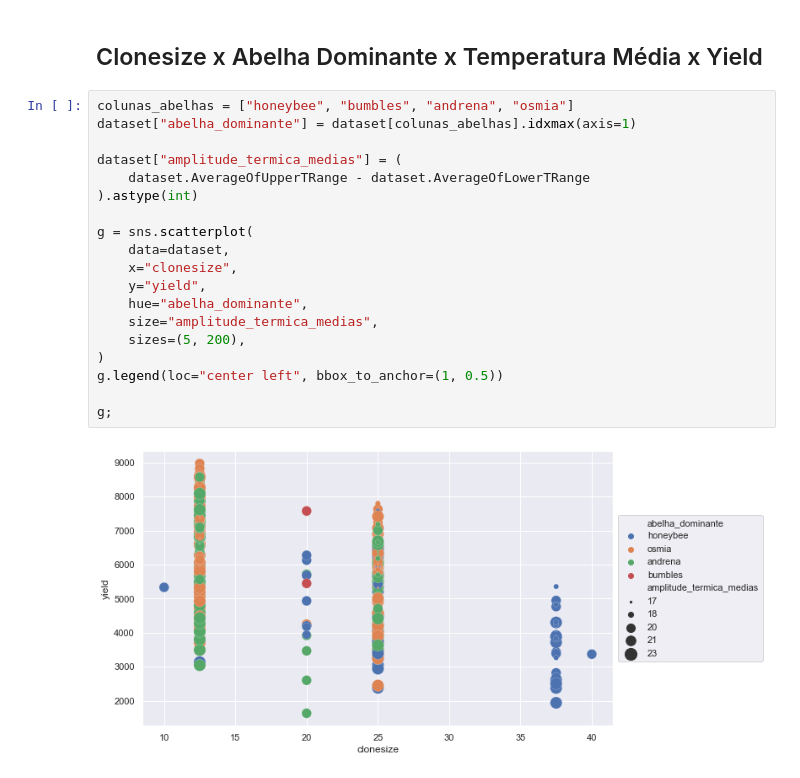
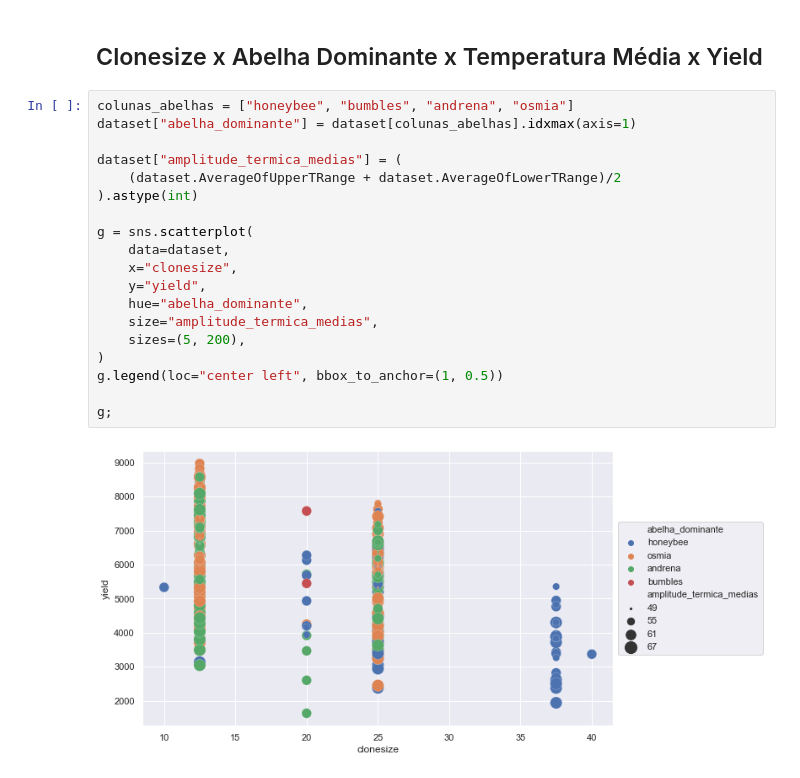
Before and after one commit to gui-lisboa/ML_Trabalho, a Jupyter notebook: analise_exploratoria.ipynb, the cells around one changed output. Saved outputs shown, nothing was run; the diff lists cells and outputs as text.

```diff
--- a/analise_exploratoria.ipynb
+++ b/analise_exploratoria.ipynb
@@ -20,21 +20,21 @@ sns.histplot(data=dataset, x='yield', kde=True);
 # %%
 colunas_abelhas = ["honeybee", "bumbles", "andrena", "osmia"]
 dataset["abelha_dominante"] = dataset[colunas_abelhas].idxmax(axis=1)
 
 dataset["amplitude_termica_medias"] = (
-    dataset.AverageOfUpperTRange - dataset.AverageOfLowerTRange
+    (dataset.AverageOfUpperTRange + dataset.AverageOfLowerTRange)/2
 ).astype(int)
 
 g = sns.scatterplot(
     data=dataset,
     x="clonesize",
     y="yield",
     hue="abelha_dominante",
     size="amplitude_termica_medias",
     sizes=(5, 200),
 )
 g.legend(loc="center left", bbox_to_anchor=(1, 0.5))
 
 g;
 # %% [output]
-[figure, old version]
+[figure, new version]
```
